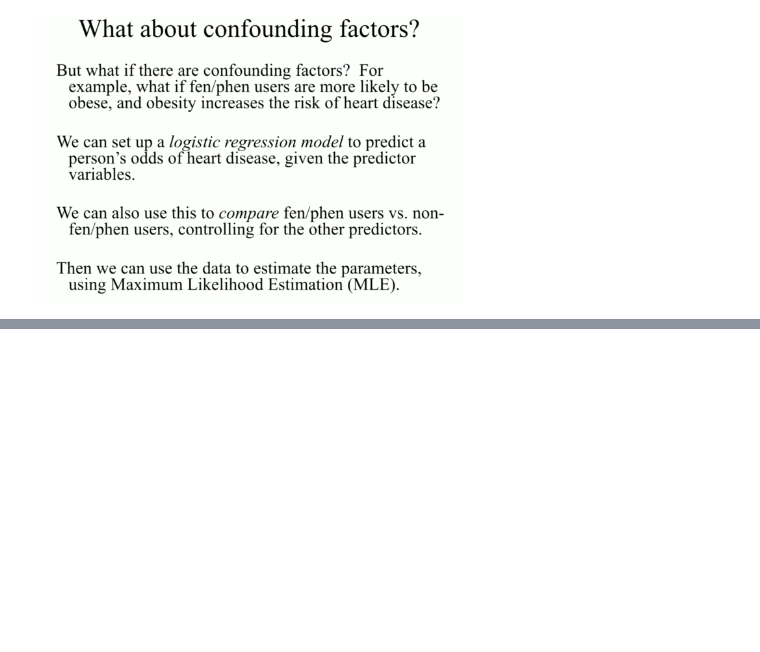
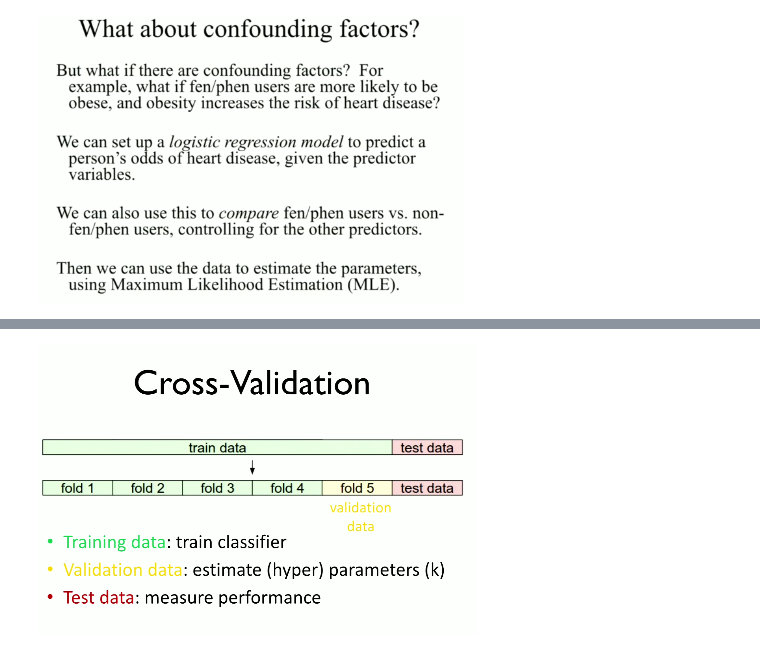
Before and after one commit to MPhillips55/Machine-Learning-Notes, a Jupyter notebook: Machine Learning Notes - Regression.ipynb, the cells around one changed output, grey strips where cells are left out. Cells and saved outputs as stored; diff of their text form; code cells hidden in the pictures; blank space fills up the shorter version.

```diff
--- a/Machine Learning Notes - Regression.ipynb
+++ b/Machine Learning Notes - Regression.ipynb
@@ -20,0 +31,4 @@ Image("capture2.png")
+# %%
+Image("capture5.png")
+# %% [output]
+[figure, added]
```
Also changed, not shown: parts of 4 cells of this notebook.
